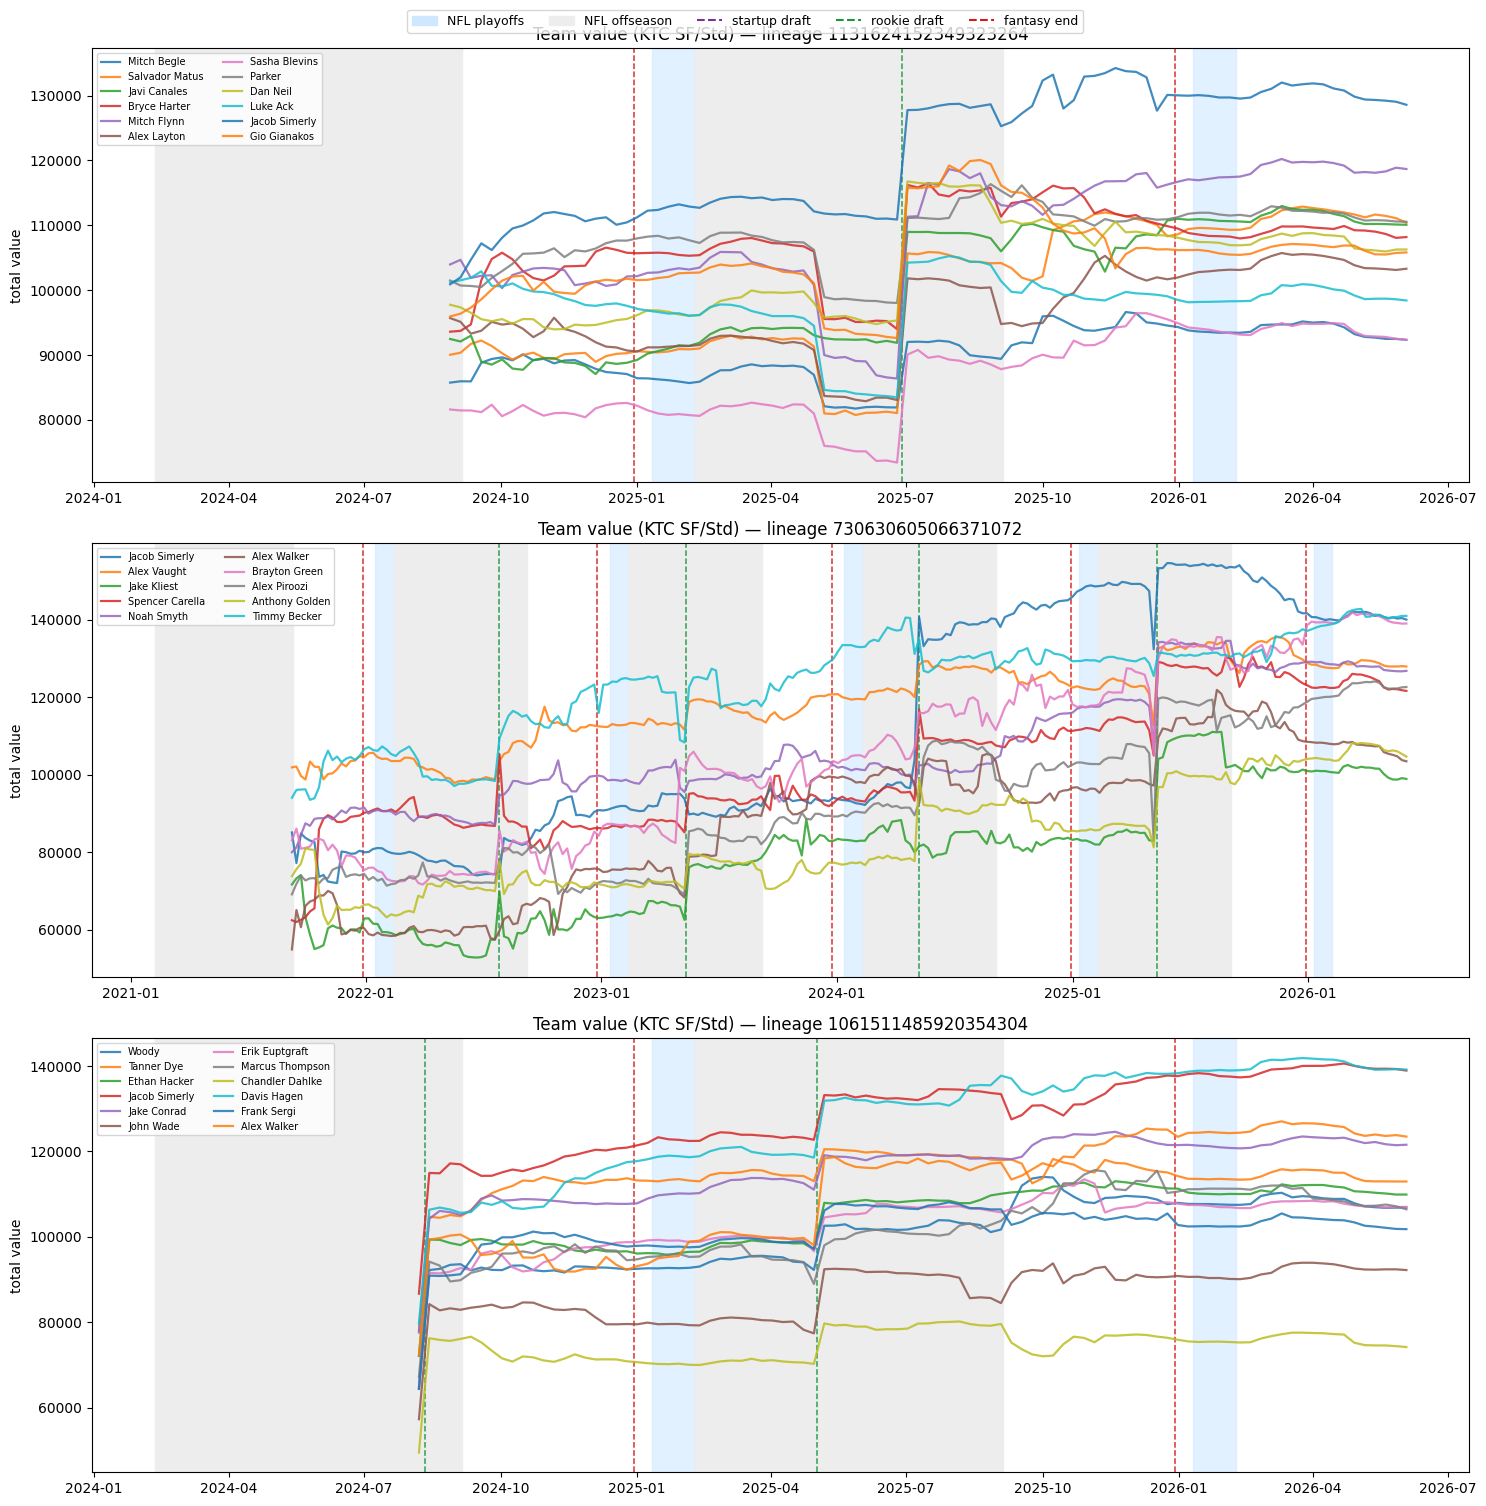
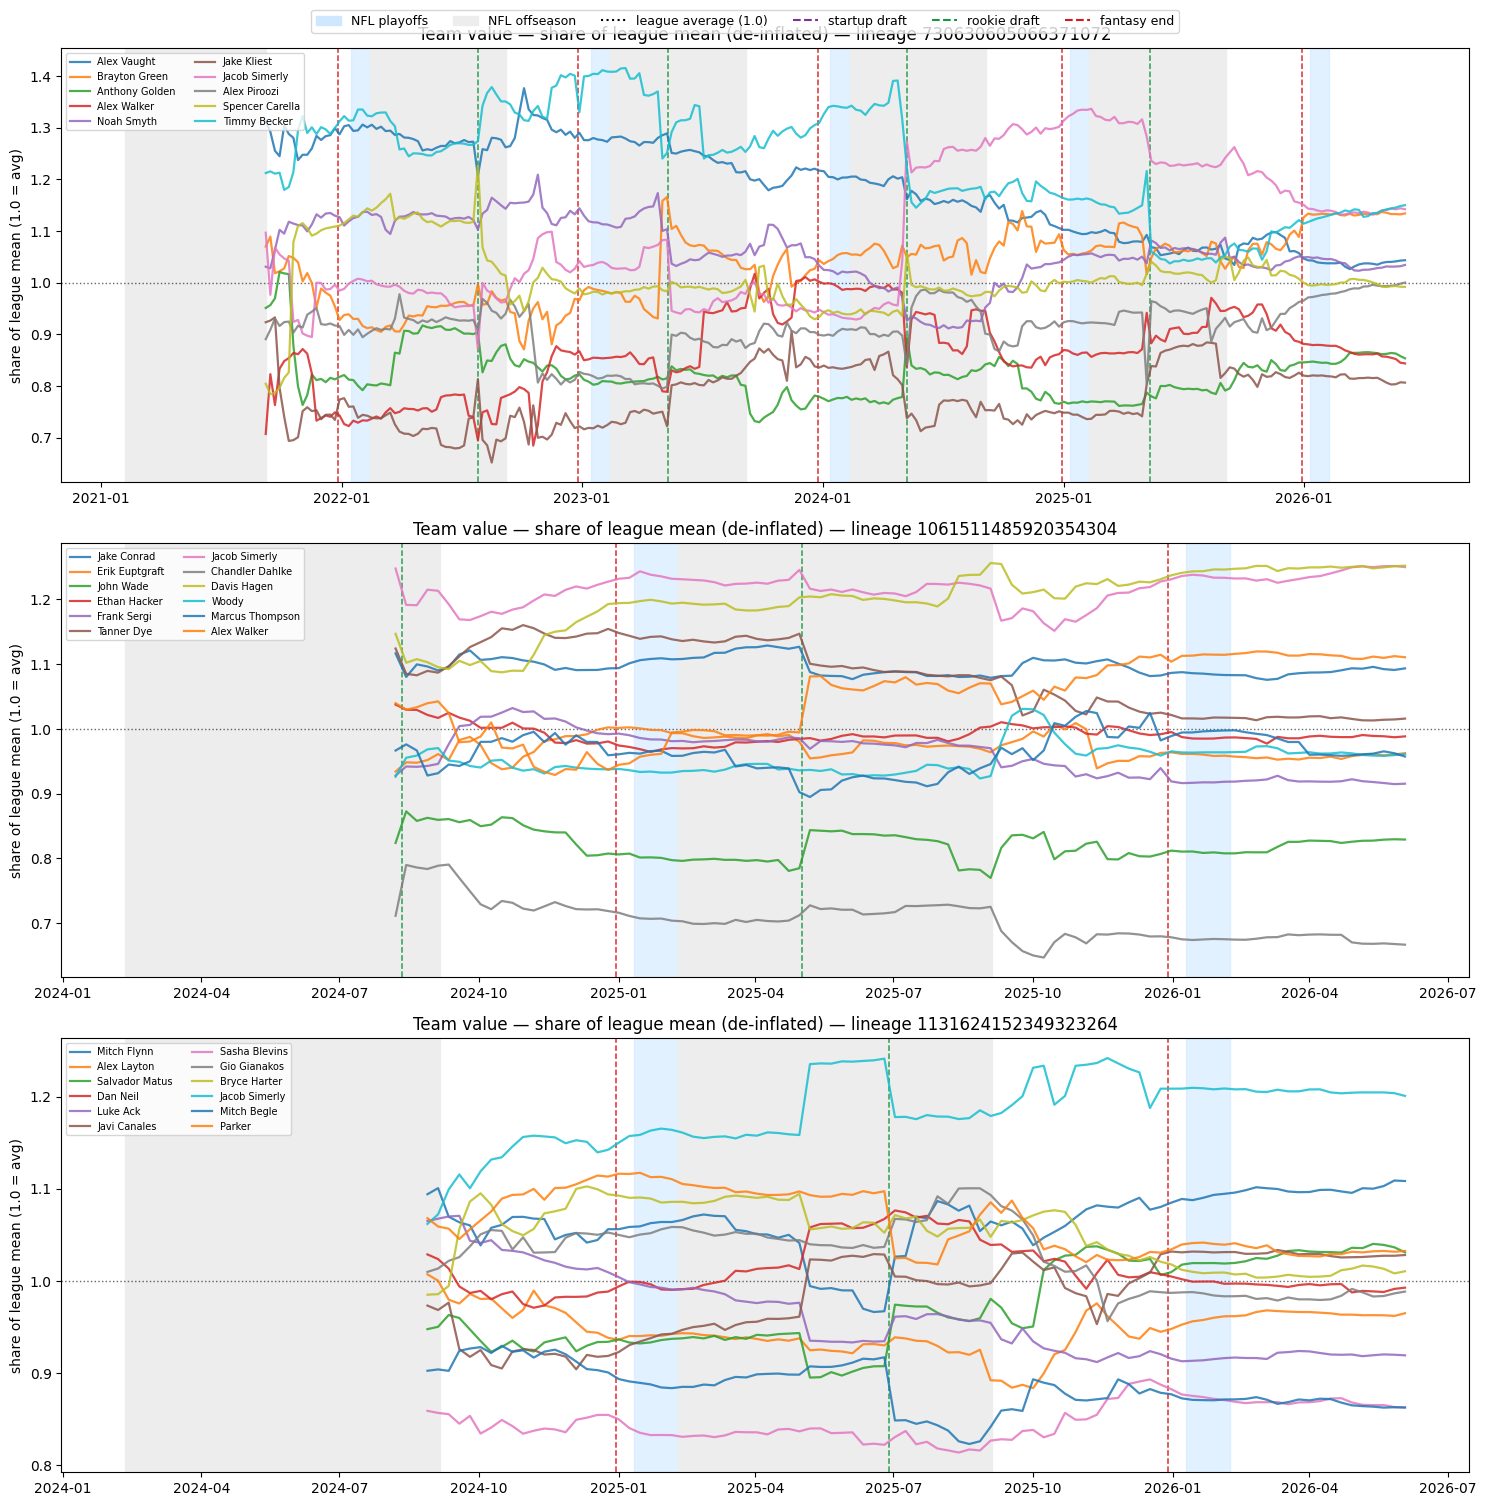
Unified diff of the notebook cell whose output changed from the first chart to the second:
--- before
+++ after
@@ -1,11 +1,13 @@
 import matplotlib.patches as mpatches
 dd_cal, le_cal = F.load_calendar()
+# de-inflated series: share of league mean (same normalization as the diagnostics above)
+tvk_plus, _agg_cal = F.league_diagnostics(tv_ktc, fr_meta)
 
-_starts = dd_cal.filter(pl.col("is_nfl_season_start")).sort("date")["date"].to_list()
+_starts  = dd_cal.filter(pl.col("is_nfl_season_start")).sort("date")["date"].to_list()
 _pstarts = dd_cal.filter(pl.col("is_nfl_playoff_start")).sort("date")["date"].to_list()
 _pends   = dd_cal.filter(pl.col("is_nfl_playoff_end")).sort("date")["date"].to_list()
 EV_COLOR = {"startup_draft": "#7b3294", "rookie_draft": "#1a9641", "fantasy_end": "#d7191c"}
 
-def plot_with_calendar(tv, title="Team value (KTC SF/Std)"):
+def plot_with_calendar(tv, col="share", title="Team value — share of league mean (de-inflated)", ref=1.0):
     lins = [l for l in tv["league_lineage_id"].unique().to_list() if l is not None]
     fig, axes = plt.subplots(len(lins), 1, figsize=(15, 5*len(lins)), squeeze=False)
@@ -22,21 +24,24 @@
         for fid in sub["franchise_id"].unique().to_list():
             s = sub.filter(pl.col("franchise_id") == fid).sort("date")
-            ax.plot([d for d in s["date"]], s["total_value"].to_list(), lw=1.6, alpha=0.85,
+            ax.plot([d for d in s["date"]], s[col].to_list(), lw=1.6, alpha=0.85,
                     label=(s["current_team_name"][0] or fid), zorder=2)
+        if ref is not None:
+            ax.axhline(ref, color="black", ls=":", lw=1, alpha=0.6, zorder=1)   # league average
         for r in le_cal.filter(pl.col("league_lineage_id") == lin).iter_rows(named=True):
             if r["event_date"] is not None and x0 <= r["event_date"] <= x1:
                 ax.axvline(r["event_date"], color=EV_COLOR.get(r["event_type"], "gray"),
                            ls="--", lw=1.1, alpha=0.9, zorder=1)
-        ax.set_title(f"{title} — lineage {lin}"); ax.set_ylabel("total value")
+        ax.set_title(f"{title} — lineage {lin}"); ax.set_ylabel("share of league mean (1.0 = avg)")
         ax.legend(fontsize=7, ncol=2, loc="upper left")
         ax.xaxis.set_major_formatter(mdates.DateFormatter("%Y-%m"))
     legend = [mpatches.Patch(color="#cfe8ff", label="NFL playoffs"),
               mpatches.Patch(color="0.93", label="NFL offseason"),
+              plt.Line2D([], [], color="black", ls=":", label="league average (1.0)"),
               plt.Line2D([], [], color=EV_COLOR["startup_draft"], ls="--", label="startup draft"),
               plt.Line2D([], [], color=EV_COLOR["rookie_draft"], ls="--", label="rookie draft"),
               plt.Line2D([], [], color=EV_COLOR["fantasy_end"], ls="--", label="fantasy end")]
-    fig.legend(handles=legend, loc="upper center", ncol=5, fontsize=9, bbox_to_anchor=(0.5, 1.005))
+    fig.legend(handles=legend, loc="upper center", ncol=6, fontsize=9, bbox_to_anchor=(0.5, 1.005))
     fig.tight_layout(); return fig
 
-fig = plot_with_calendar(tv_ktc)
+fig = plot_with_calendar(tvk_plus, col="share")
 fig.savefig(CACHE/"tvot_ktc_calendar.png", dpi=90, bbox_inches="tight"); plt.show()

Commit: nb02: normalize the calendar-overlay chart (share of league mean)